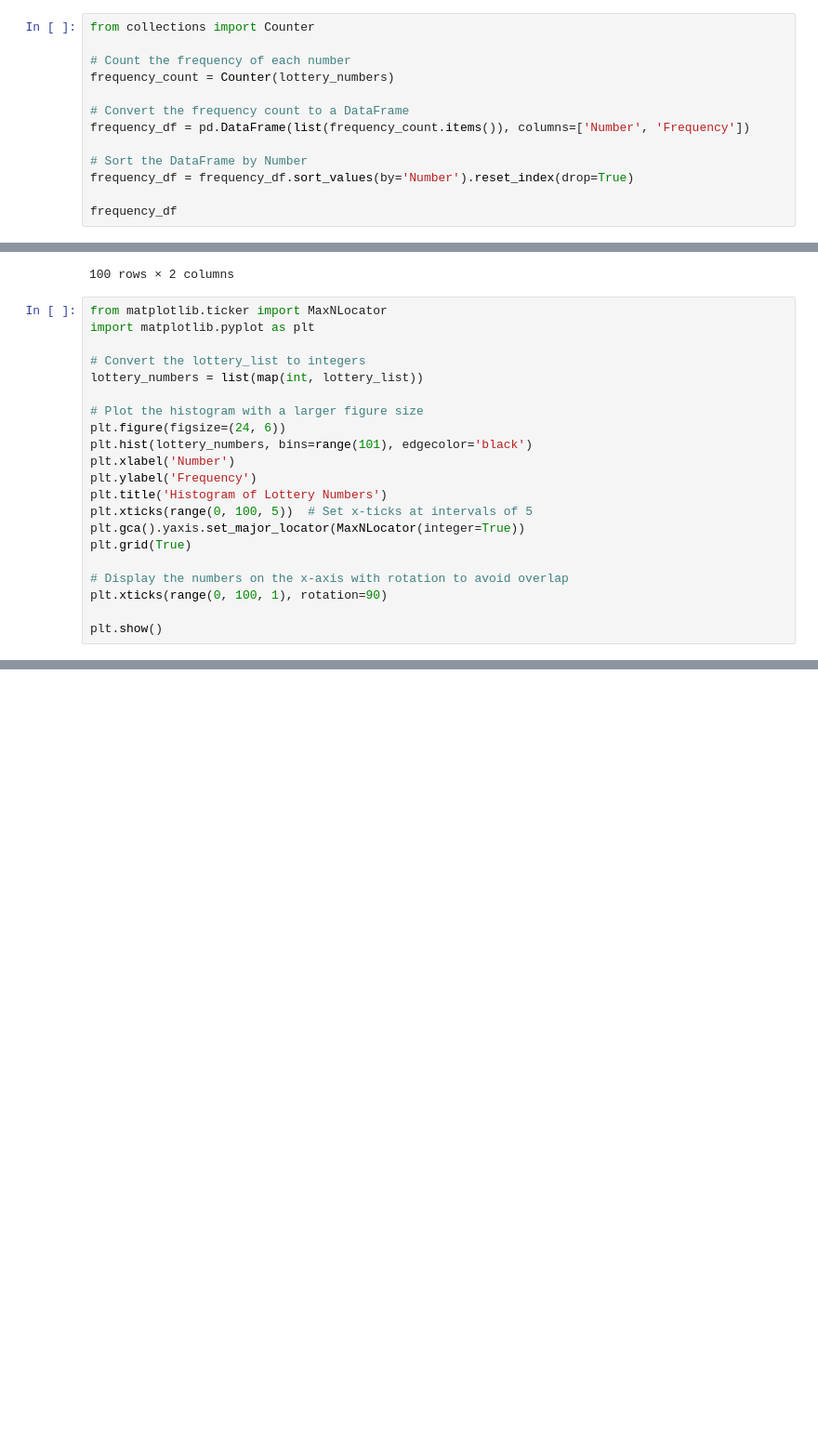
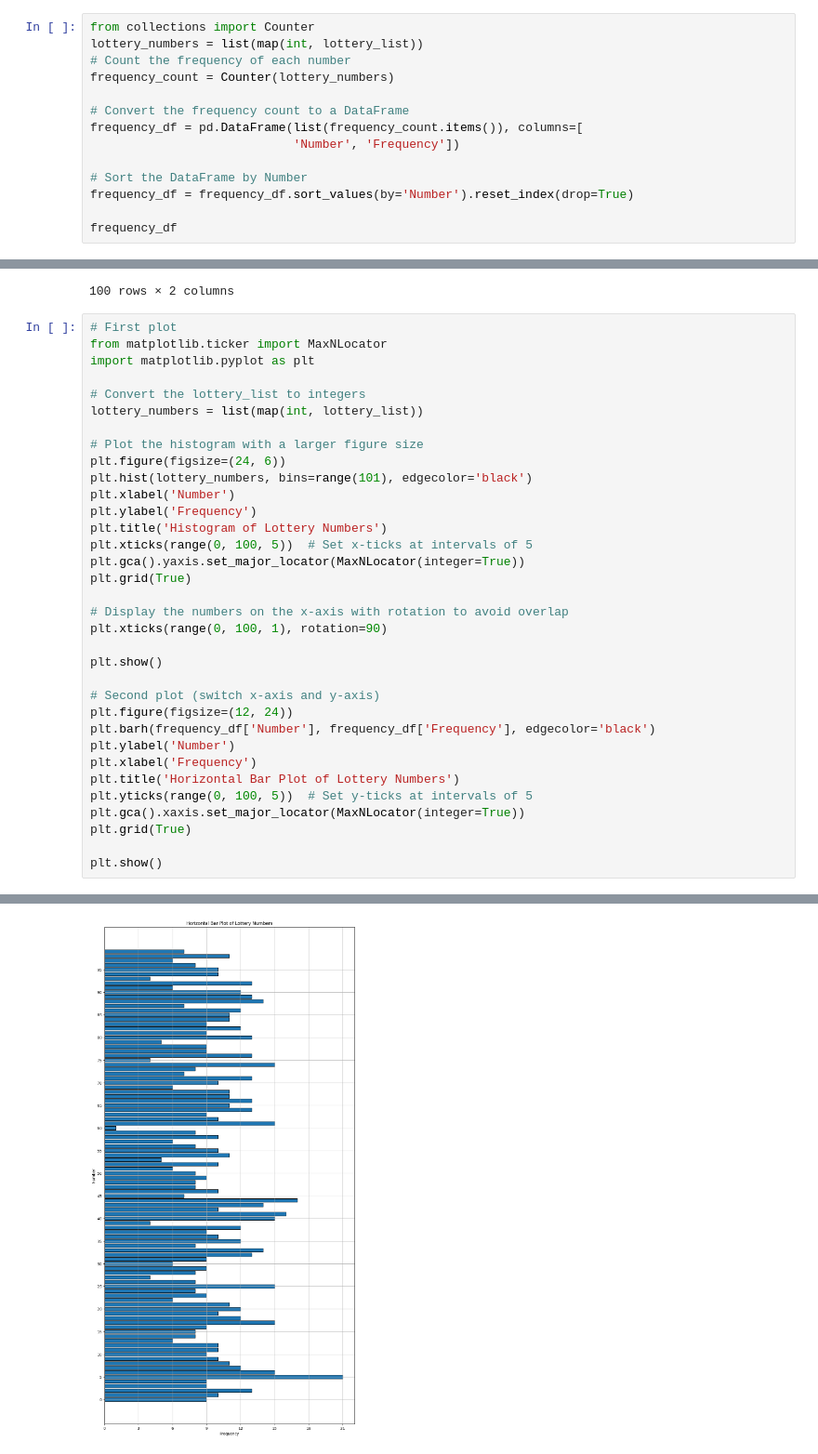
Before and after one commit to KolawatInpan/Lottery, a Jupyter notebook: lotto.ipynb, the cells around one changed output, grey strips where cells are left out. Shown at 93% size. Cells and saved outputs as stored; diff of their text form; blank space fills up the shorter version.

```diff
--- a/lotto.ipynb
+++ b/lotto.ipynb
@@ -12,12 +12,13 @@ print(lottery_list)
 ['76', '34', '84', '50', '64', '40', '35', '60', '39', '94', '46', '44', '50', '66', '36', '29', '54', '24', '35', '08', '03', '02', '08', '05', '26', '18', '09', '61', '40', '49', '90', '12', '86', ' ...
 # %%
 from collections import Counter
-
+lottery_numbers = list(map(int, lottery_list))
 # Count the frequency of each number
 frequency_count = Counter(lottery_numbers)
 
 # Convert the frequency count to a DataFrame
-frequency_df = pd.DataFrame(list(frequency_count.items()), columns=['Number', 'Frequency'])
+frequency_df = pd.DataFrame(list(frequency_count.items()), columns=[
+                            'Number', 'Frequency'])
 
 # Sort the DataFrame by Number
 frequency_df = frequency_df.sort_values(by='Number').reset_index(drop=True)
@@ -38,25 +39,39 @@ frequency_df
 | 99 | 99 | 7 |
 100 rows × 2 columns
 # %%
+# First plot
 from matplotlib.ticker import MaxNLocator
 import matplotlib.pyplot as plt
 
 # Convert the lottery_list to integers
 lottery_numbers = list(map(int, lottery_list))
 
 # Plot the histogram with a larger figure size
 plt.figure(figsize=(24, 6))
 plt.hist(lottery_numbers, bins=range(101), edgecolor='black')
 plt.xlabel('Number')
 plt.ylabel('Frequency')
 plt.title('Histogram of Lottery Numbers')
 plt.xticks(range(0, 100, 5))  # Set x-ticks at intervals of 5
 plt.gca().yaxis.set_major_locator(MaxNLocator(integer=True))
 plt.grid(True)
 
 # Display the numbers on the x-axis with rotation to avoid overlap
 plt.xticks(range(0, 100, 1), rotation=90)
 
 plt.show()
+
+# Second plot (switch x-axis and y-axis)
+plt.figure(figsize=(12, 24))
+plt.barh(frequency_df['Number'], frequency_df['Frequency'], edgecolor='black')
+plt.ylabel('Number')
+plt.xlabel('Frequency')
+plt.title('Horizontal Bar Plot of Lottery Numbers')
+plt.yticks(range(0, 100, 5))  # Set y-ticks at intervals of 5
+plt.gca().xaxis.set_major_locator(MaxNLocator(integer=True))
+plt.grid(True)
+
+plt.show()
 # %% [output]
 [figure]
+[figure, added]
```
Also changed, not shown: parts of 2 cells of this notebook.
